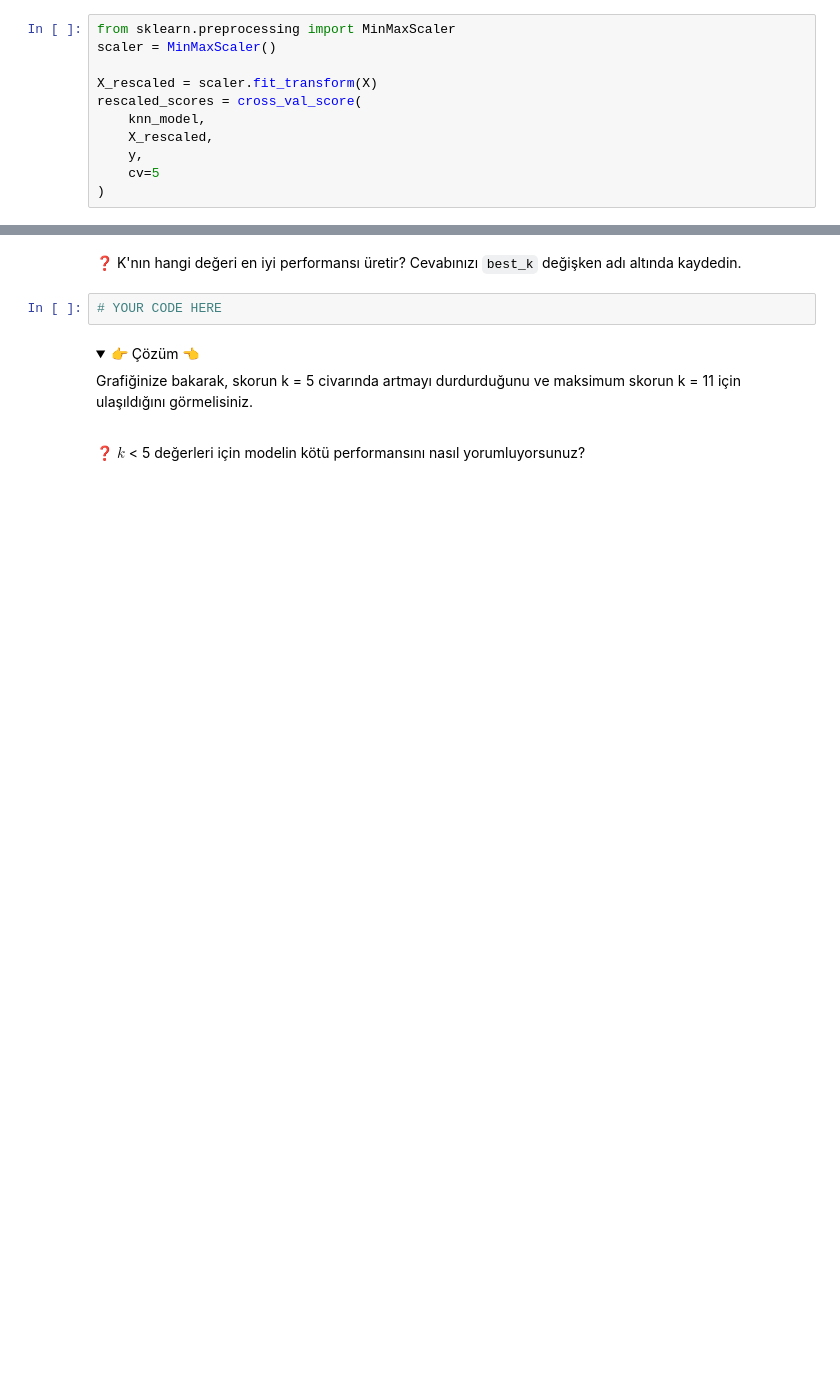
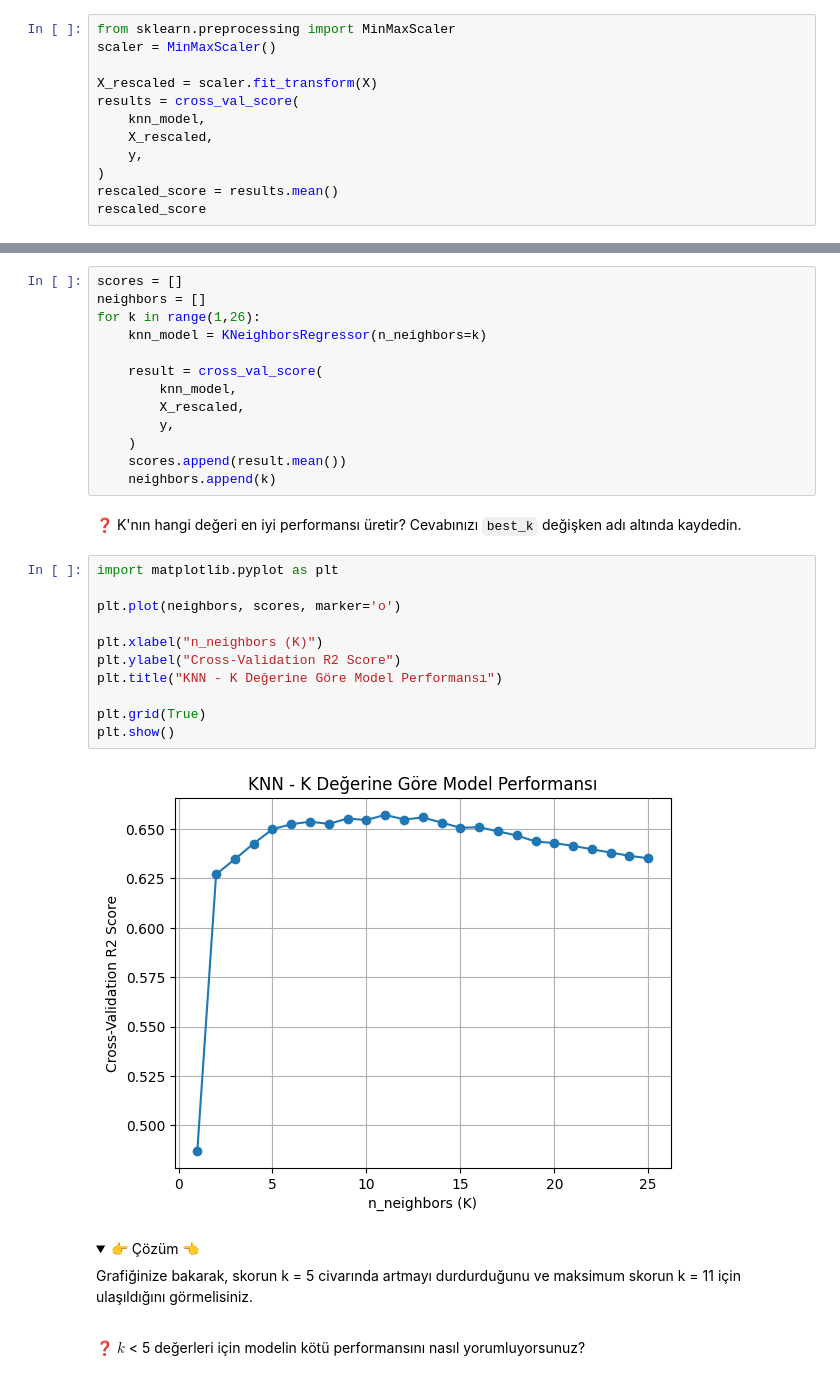
Before and after one commit to mertkaantopuz/S16D1-S-data-knn, a Jupyter notebook: KNN.ipynb, the cells around one changed output, grey strips where cells are left out. Saved outputs shown, nothing was run; the diff lists cells and outputs as text; folded sections open; blank space fills up the shorter version.

```diff
--- a/KNN.ipynb
+++ b/KNN.ipynb
@@ -125,9 +125,10 @@ from sklearn.preprocessing import MinMaxScaler
 scaler = MinMaxScaler()
 
 X_rescaled = scaler.fit_transform(X)
-rescaled_scores = cross_val_score(
+results = cross_val_score(
     knn_model,
     X_rescaled,
     y,
-    cv=5
 )
+rescaled_score = results.mean()
+rescaled_score
@@ -157,7 +179,31 @@ print(result.check())
+# %%
+scores = []
+neighbors = []
+for k in range(1,26):
+    knn_model = KNeighborsRegressor(n_neighbors=k)
+
+    result = cross_val_score(
+        knn_model,
+        X_rescaled,
+        y,
+    )
+    scores.append(result.mean())
+    neighbors.append(k)
 # %% [markdown]
 ❓ K'nın hangi değeri en iyi performansı üretir? Cevabınızı `best_k` değişken adı altında kaydedin.
-# %%
-# YOUR CODE HERE
+# %%
+import matplotlib.pyplot as plt
+
+plt.plot(neighbors, scores, marker='o')
+
+plt.xlabel("n_neighbors (K)")
+plt.ylabel("Cross-Validation R2 Score")
+plt.title("KNN - K Değerine Göre Model Performansı")
+
+plt.grid(True)
+plt.show()
+# %% [output]
+[figure, added]
 # %% [markdown]
 <details>
 <summary> 👉 Çözüm 👈</summary>
```
Also changed, not shown: parts of 4 cells of this notebook, 2 other files.
